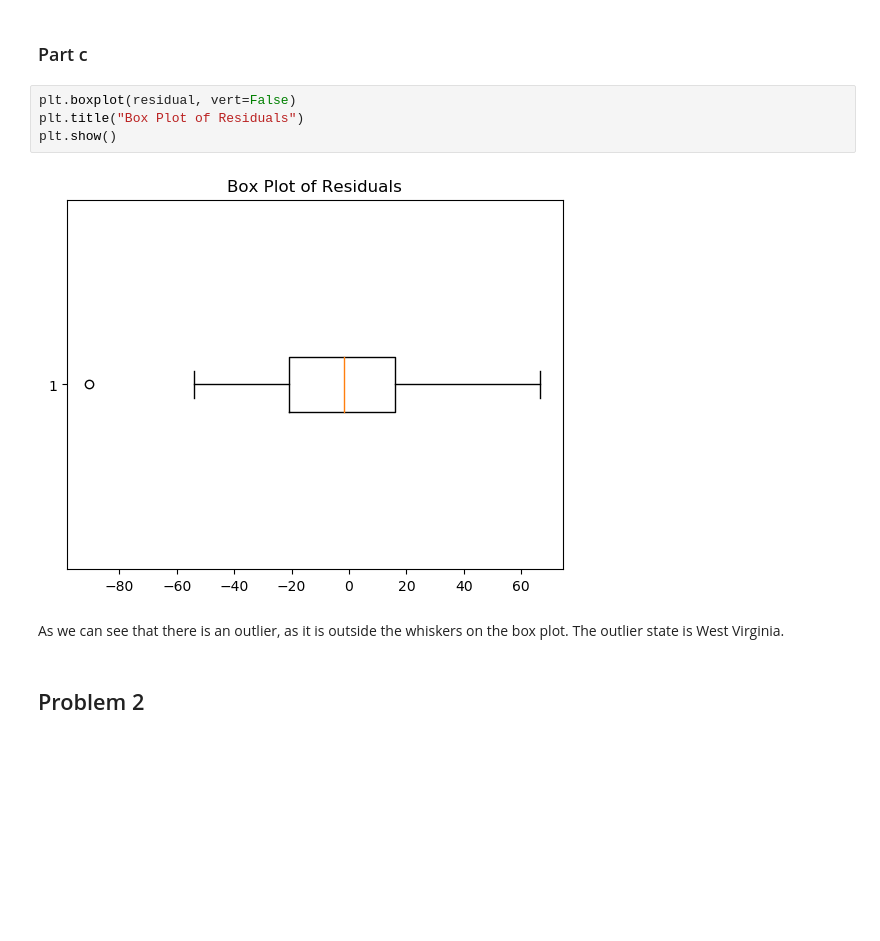
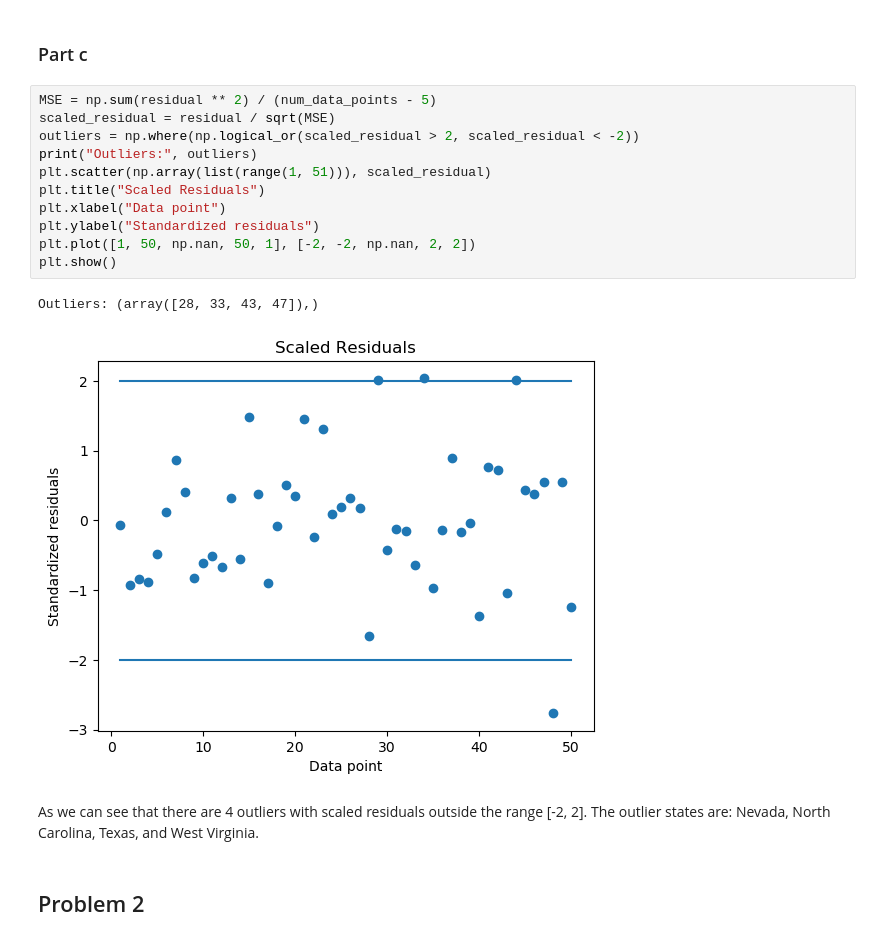
Before and after one commit to Camty1/engs93, a Jupyter notebook: hw4/hw4.ipynb, the cells around one changed output. Cells and saved outputs as stored; diff of their text form; blank space fills up the shorter version.

```diff
--- a/hw4/hw4.ipynb
+++ b/hw4/hw4.ipynb
@@ -63,14 +66,22 @@ normal_probability_plot(
 Residuals appear to be normally distributed
 # %% [markdown]
 ### Part c
-# %%
-plt.boxplot(residual, vert=False)
-plt.title("Box Plot of Residuals")
-plt.show()
-# %% [output]
-[figure, removed]
+# %%
+MSE = np.sum(residual ** 2) / (num_data_points - 5)
+scaled_residual = residual / sqrt(MSE)
+outliers = np.where(np.logical_or(scaled_residual > 2, scaled_residual < -2))
+print("Outliers:", outliers)
+plt.scatter(np.array(list(range(1, 51))), scaled_residual)
+plt.title("Scaled Residuals")
+plt.xlabel("Data point")
+plt.ylabel("Standardized residuals")
+plt.plot([1, 50, np.nan, 50, 1], [-2, -2, np.nan, 2, 2])
+plt.show()
+# %% [output]
+Outliers: (array([28, 33, 43, 47]),)
+[figure, added]
 # %% [markdown]
-As we can see that there is an outlier, as it is outside the whiskers on the box plot.  The outlier state is West Virginia.
+As we can see that there are 4 outliers with scaled residuals outside the range [-2, 2].  The outlier states are: Nevada, North Carolina, Texas, and West Virginia.
 # %% [markdown]
 ## Problem 2
 # %%
```
Also changed, not shown: parts of 17 cells of this notebook, 2 other files.
